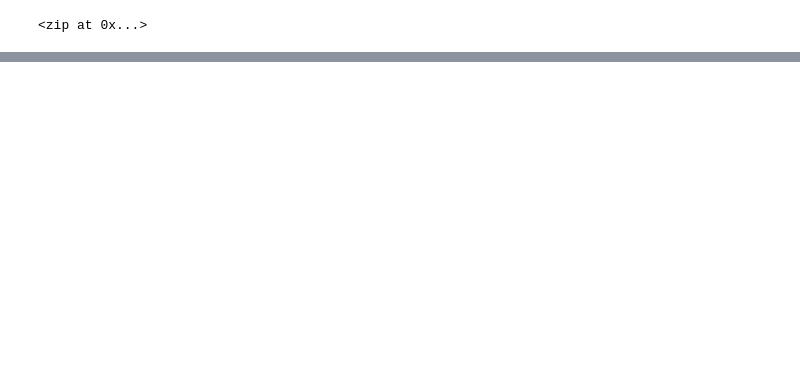
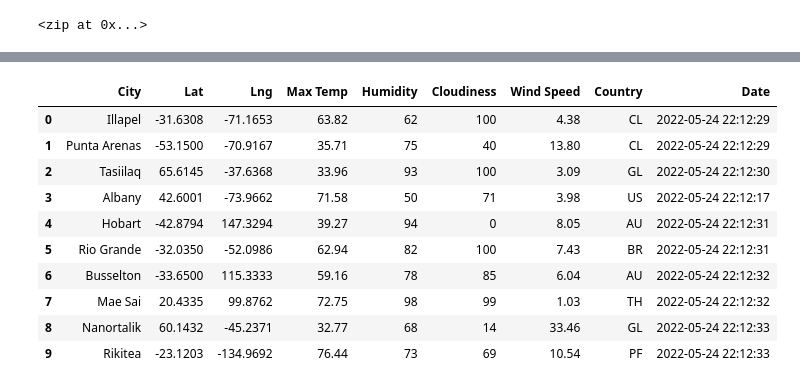
Before and after one commit to gfechter/World_Weather_Analysis, a Jupyter notebook: WeatherPy.ipynb, the cells around one changed output, grey strips where cells are left out. Cells and saved outputs as stored; diff of their text form; code cells hidden in the pictures; blank space fills up the shorter version.

Commit message:
updated weather analysis

```diff
--- a/WeatherPy.ipynb
+++ b/WeatherPy.ipynb
@@ -56,0 +63,3 @@ len(cities)
+# %%
+# Starting URL for Weather Map API Call.
+url = "http://api.openweathermap.org/data/2.5/weather?units=Imperial&APPID=" + weather_api_key
@@ -56,0 +150,16 @@ len(cities)
+# %%
+# Convert the array of dictionaries to a Pandas DataFrame.
+city_data_df = pd.DataFrame(city_data)
+city_data_df.head(10)
+# %% [output]
+|  | City | Lat | Lng | Max Temp | Humidity | Cloudiness | Wind Speed | Country | Date |
+| 0 | Illapel | -31.6308 | -71.1653 | 63.82 | 62 | 100 | 4.38 | CL | 2022-05-24 22:12:29 |
+| 1 | Punta Arenas | -53.1500 | -70.9167 | 35.71 | 75 | 40 | 13.80 | CL | 2022-05-24 22:12:29 |
+| 2 | Tasiilaq | 65.6145 | -37.6368 | 33.96 | 93 | 100 | 3.09 | GL | 2022-05-24 22:12:30 |
+| 3 | Albany | 42.6001 | -73.9662 | 71.58 | 50 | 71 | 3.98 | US | 2022-05-24 22:12:17 |
+| 4 | Hobart | -42.8794 | 147.3294 | 39.27 | 94 | 0 | 8.05 | AU | 2022-05-24 22:12:31 |
+| 5 | Rio Grande | -32.0350 | -52.0986 | 62.94 | 82 | 100 | 7.43 | BR | 2022-05-24 22:12:31 |
+| 6 | Busselton | -33.6500 | 115.3333 | 59.16 | 78 | 85 | 6.04 | AU | 2022-05-24 22:12:32 |
+| 7 | Mae Sai | 20.4335 | 99.8762 | 72.75 | 98 | 99 | 1.03 | TH | 2022-05-24 22:12:32 |
+| 8 | Nanortalik | 60.1432 | -45.2371 | 32.77 | 68 | 14 | 33.46 | GL | 2022-05-24 22:12:33 |
+| 9 | Rikitea | -23.1203 | -134.9692 | 76.44 | 73 | 69 | 10.54 | PF | 2022-05-24 22:12:33 |
```
Also changed, not shown: parts of 7 cells of this notebook.
